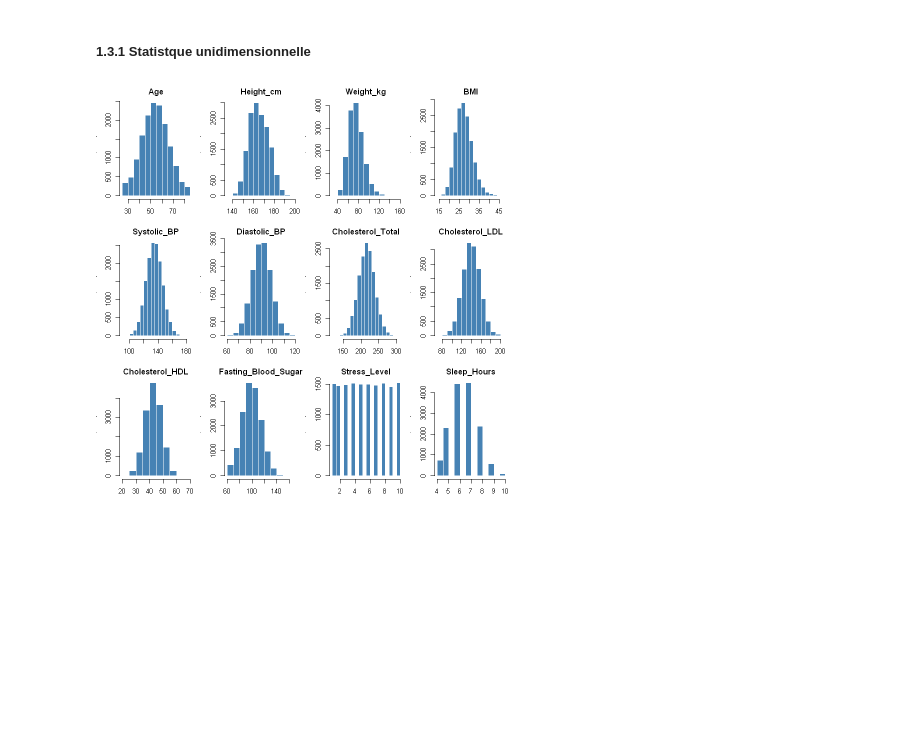
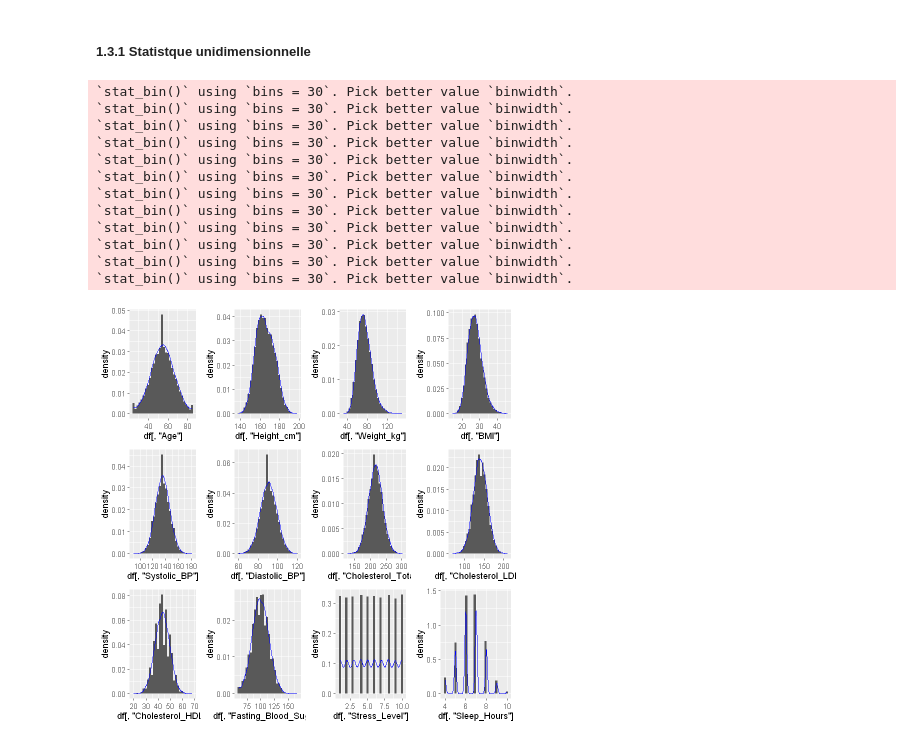
Before and after one commit to AhmedBousbih/Projet-Machine-learning, a Jupyter notebook: Projet ML.ipynb, the cells around one changed output. Saved outputs shown, nothing was run; the diff lists cells and outputs as text; code cells hidden in the pictures; blank space fills up the shorter version.

```diff
--- a/Projet ML.ipynb
+++ b/Projet ML.ipynb
@@ -108,20 +110,32 @@ summary(df)
 # %% [markdown]
 ##### 1.3.1 Statistque unidimensionnelle
 # %%
-quant_cols <- c("Age", "Height_cm", "Weight_kg", "BMI",
-                "Systolic_BP", "Diastolic_BP", "Cholesterol_Total",
-                "Cholesterol_LDL", "Cholesterol_HDL",
-                "Fasting_Blood_Sugar", "Stress_Level", "Sleep_Hours")
-par(mfrow = c(3, 4), mar = c(3, 3, 2, 1))
+g1  <- ggplot(df, aes(x=df[,"Age"]))              + geom_histogram(aes(y=..density..)) + geom_density(alpha=.2, col="blue")
+g2  <- ggplot(df, aes(x=df[,"Height_cm"]))        + geom_histogram(aes(y=..density..)) + geom_density(alpha=.2, col="blue")
+g3  <- ggplot(df, aes(x=df[,"Weight_kg"]))        + geom_histogram(aes(y=..density..)) + geom_density(alpha=.2, col="blue")
+g4  <- ggplot(df, aes(x=df[,"BMI"]))              + geom_histogram(aes(y=..density..)) + geom_density(alpha=.2, col="blue")
+g5  <- ggplot(df, aes(x=df[,"Systolic_BP"]))      + geom_histogram(aes(y=..density..)) + geom_density(alpha=.2, col="blue")
+g6  <- ggplot(df, aes(x=df[,"Diastolic_BP"]))     + geom_histogram(aes(y=..density..)) + geom_density(alpha=.2, col="blue")
+g7  <- ggplot(df, aes(x=df[,"Cholesterol_Total"]))+ geom_histogram(aes(y=..density..)) + geom_density(alpha=.2, col="blue")
+g8  <- ggplot(df, aes(x=df[,"Cholesterol_LDL"]))  + geom_histogram(aes(y=..density..)) + geom_density(alpha=.2, col="blue")
+g9  <- ggplot(df, aes(x=df[,"Cholesterol_HDL"]))  + geom_histogram(aes(y=..density..)) + geom_density(alpha=.2, col="blue")
+g10 <- ggplot(df, aes(x=df[,"Fasting_Blood_Sugar"]))+ geom_histogram(aes(y=..density..)) + geom_density(alpha=.2, col="blue")
+g11 <- ggplot(df, aes(x=df[,"Stress_Level"]))     + geom_histogram(aes(y=..density..)) + geom_density(alpha=.2, col="blue")
+g12 <- ggplot(df, aes(x=df[,"Sleep_Hours"]))      + geom_histogram(aes(y=..density..)) + geom_density(alpha=.2, col="blue")
 
-for (col in quant_cols) {
-  hist(df[[col]],
-       main  = col,
-       xlab  = col,
-       col   = "steelblue",
-       border = "white")
-}
-
-par(mfrow = c(1, 1))
+grid.arrange(g1,g2,g3,g4,g5,g6,g7,g8,g9,g10,g11,g12, ncol=4)
+rm(g1,g2,g3,g4,g5,g6,g7,g8,g9,g10,g11,g12)
 # %% [output]
+`stat_bin()` using `bins = 30`. Pick better value `binwidth`.
+`stat_bin()` using `bins = 30`. Pick better value `binwidth`.
+`stat_bin()` using `bins = 30`. Pick better value `binwidth`.
+`stat_bin()` using `bins = 30`. Pick better value `binwidth`.
+`stat_bin()` using `bins = 30`. Pick better value `binwidth`.
+`stat_bin()` using `bins = 30`. Pick better value `binwidth`.
+`stat_bin()` using `bins = 30`. Pick better value `binwidth`.
+`stat_bin()` using `bins = 30`. Pick better value `binwidth`.
+`stat_bin()` using `bins = 30`. Pick better value `binwidth`.
+`stat_bin()` using `bins = 30`. Pick better value `binwidth`.
+`stat_bin()` using `bins = 30`. Pick better value `binwidth`.
+`stat_bin()` using `bins = 30`. Pick better value `binwidth`.
-[figure, old version]
+[figure, new version]
```
Also changed, not shown: parts of 1 cell of this notebook.
